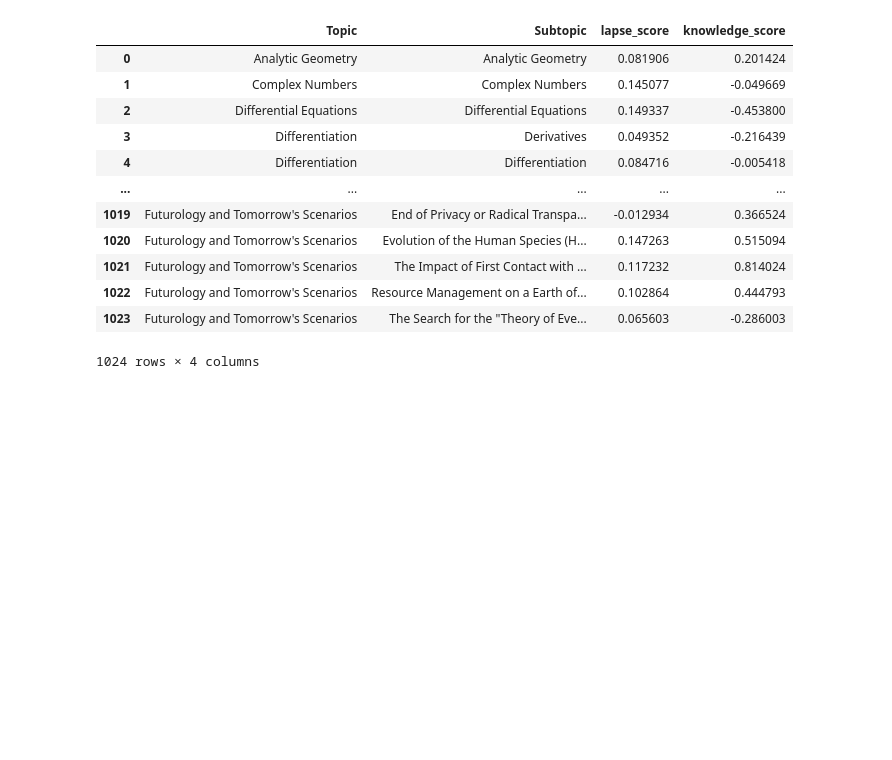
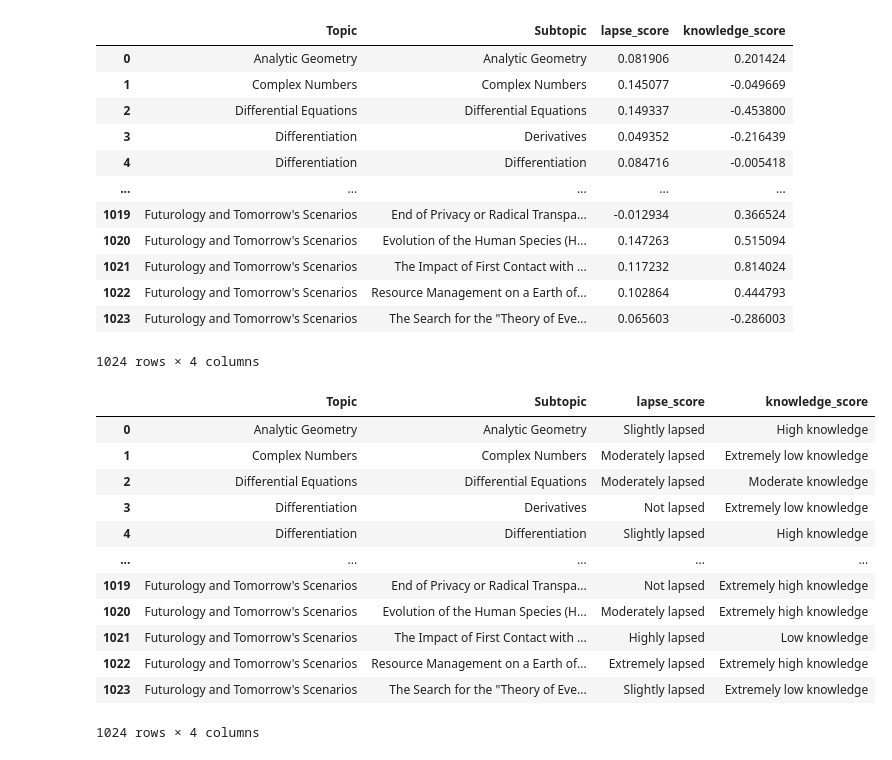
Before and after one commit to andreamurari/TesiMagistrale_NextQuerySuggestion, a Jupyter notebook: GeminiAPI_x_streamlit/test.ipynb, the cells around one changed output. Drawn from its saved outputs; the diff is of its cells as text; code cells hidden in the pictures; blank space fills up the shorter version.

```diff
--- a/GeminiAPI_x_streamlit/test.ipynb
+++ b/GeminiAPI_x_streamlit/test.ipynb
@@ -131,3 +131,19 @@ synthetic_data['lapse_score'] = pd.qcut(synthetic_data['lapse_score'], q=5, labe
 synthetic_data['knowledge_score'] = pd.qcut(synthetic_data['knowledge_score'], q=5, labels={'Extremely low knowledge', 'Low knowledge', 'Moderate knowledge', 'High knowledge', 'Extremely high knowledge'})
 # %%
 synthetic_data.to_csv('context_data.csv', index=False)
+# %%
+synthetic_data
+# %% [output]
+|  | Topic | Subtopic | lapse_score | knowledge_score |
+| 0 | Analytic Geometry | Analytic Geometry | Slightly lapsed | High knowledge |
+| 1 | Complex Numbers | Complex Numbers | Moderately lapsed | Extremely low knowledge |
+| 2 | Differential Equations | Differential Equations | Moderately lapsed | Moderate knowledge |
+| 3 | Differentiation | Derivatives | Not lapsed | Extremely low knowledge |
+| 4 | Differentiation | Differentiation | Slightly lapsed | High knowledge |
+| ... | ... | ... | ... | ... |
+| 1019 | Futurology and Tomorrow's Scenarios | End of Privacy or Radical Transpa... | Not lapsed | Extremely high knowledge |
+| 1020 | Futurology and Tomorrow's Scenarios | Evolution of the Human Species (H... | Moderately lapsed | Extremely high knowledge |
+| 1021 | Futurology and Tomorrow's Scenarios | The Impact of First Contact with ... | Highly lapsed | Low knowledge |
+| 1022 | Futurology and Tomorrow's Scenarios | Resource Management on a Earth of... | Extremely lapsed | Extremely high knowledge |
+| 1023 | Futurology and Tomorrow's Scenarios | The Search for the "Theory of Eve... | Slightly lapsed | Extremely low knowledge |
+1024 rows × 4 columns
```
Also changed, not shown: 1 other file.
